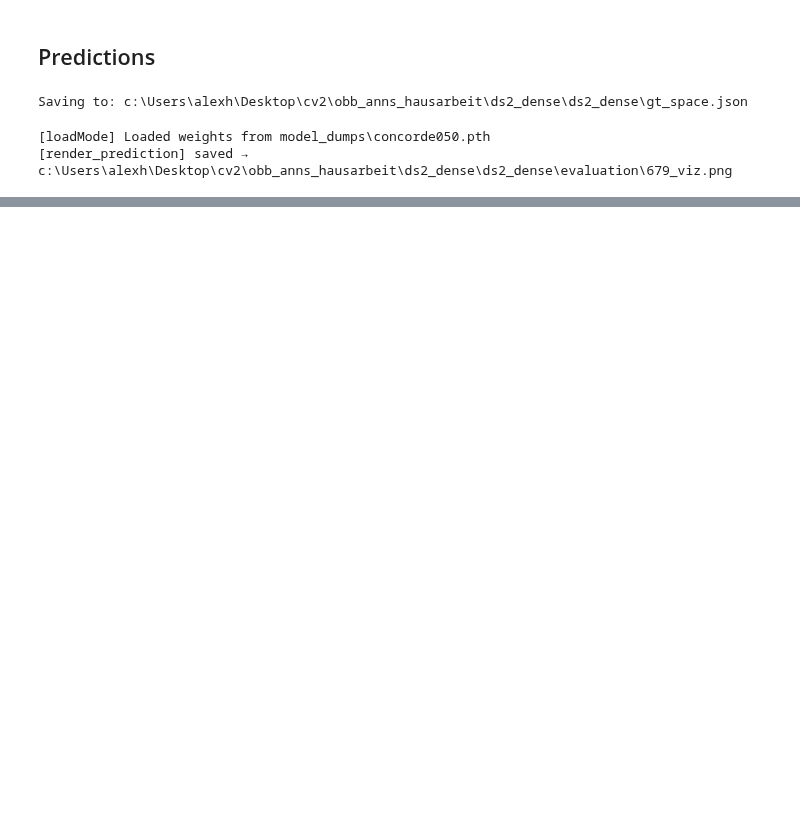
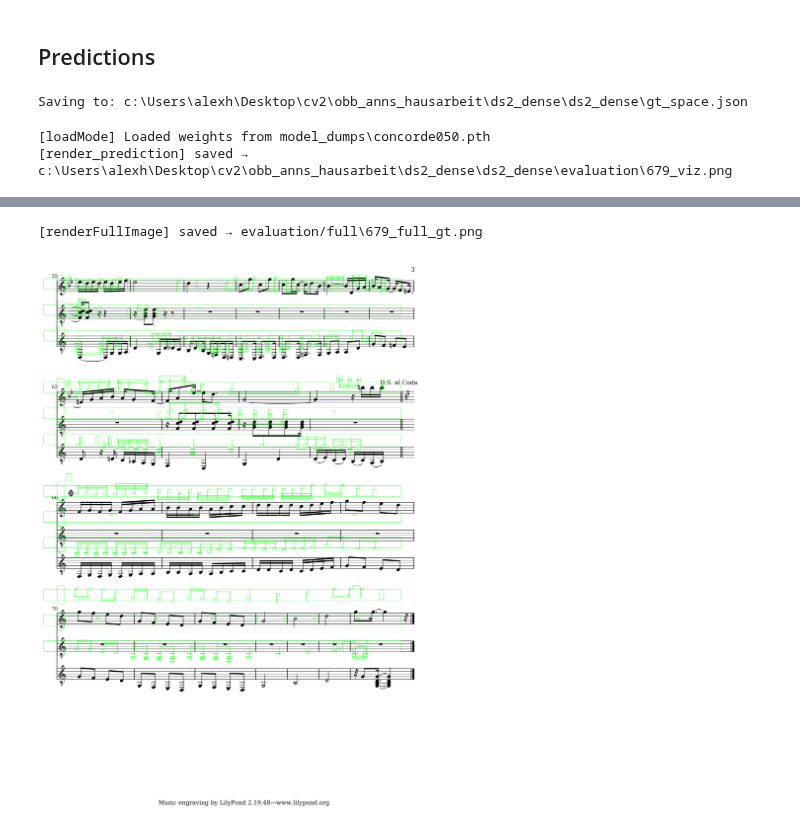
Before and after one commit to fusiongodo/yolo-score, a Jupyter notebook: eval.ipynb, the cells around one changed output, grey strips where cells are left out. Saved outputs shown, nothing was run; the diff lists cells and outputs as text; code cells hidden in the pictures; blank space fills up the shorter version.

```diff
--- a/eval.ipynb
+++ b/eval.ipynb
@@ -65,0 +126,3 @@ def render_prediction(model, gt_df, img_id, score_thresh=0.3, device='cuda'):
+# %%
+import json
+data = de.loadData()
@@ -83,0 +431,5 @@ _ = render_prediction(model, anns, img_id=img_ids[0], score_thresh=0.5)
+# %%
+renderFullImage(gt_df, 679)
+# %% [output]
+[renderFullImage] saved → evaluation/full\679_full_gt.png
+[figure, added]
```
Also changed, not shown: parts of 15 cells of this notebook, 4 other files.
